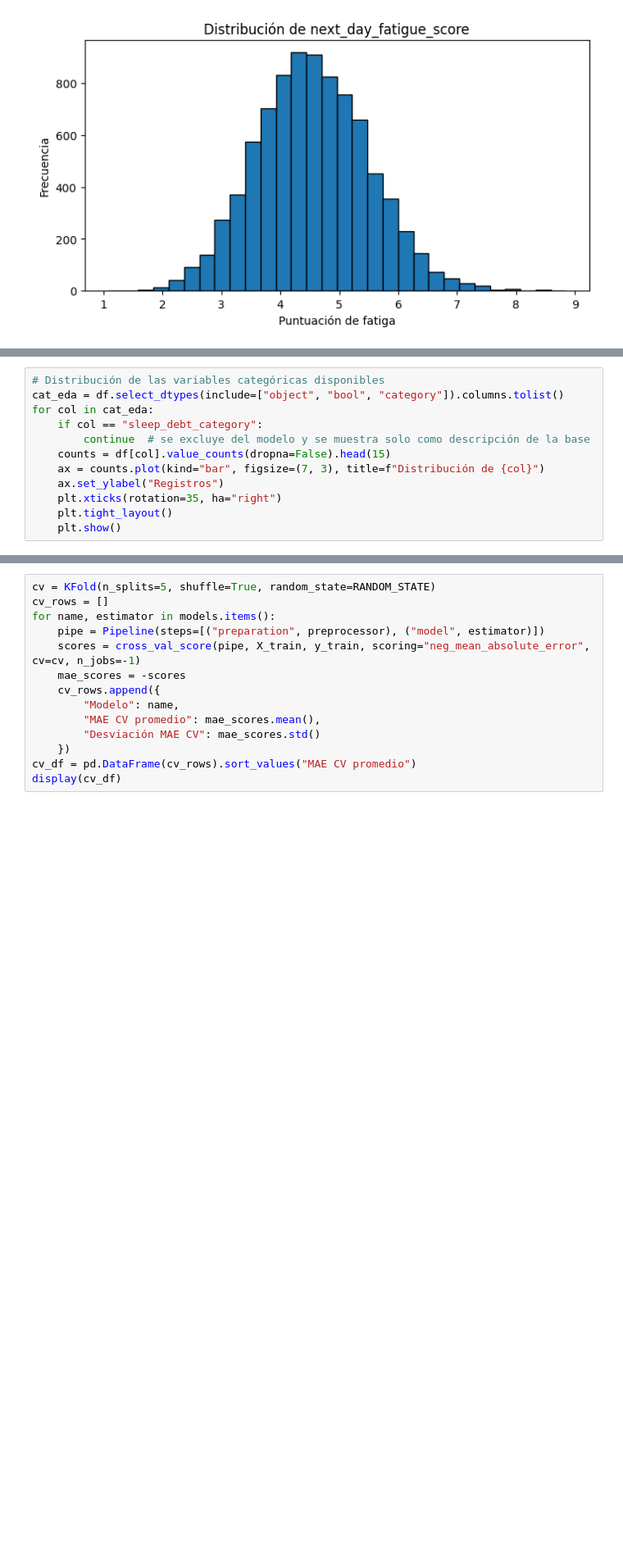
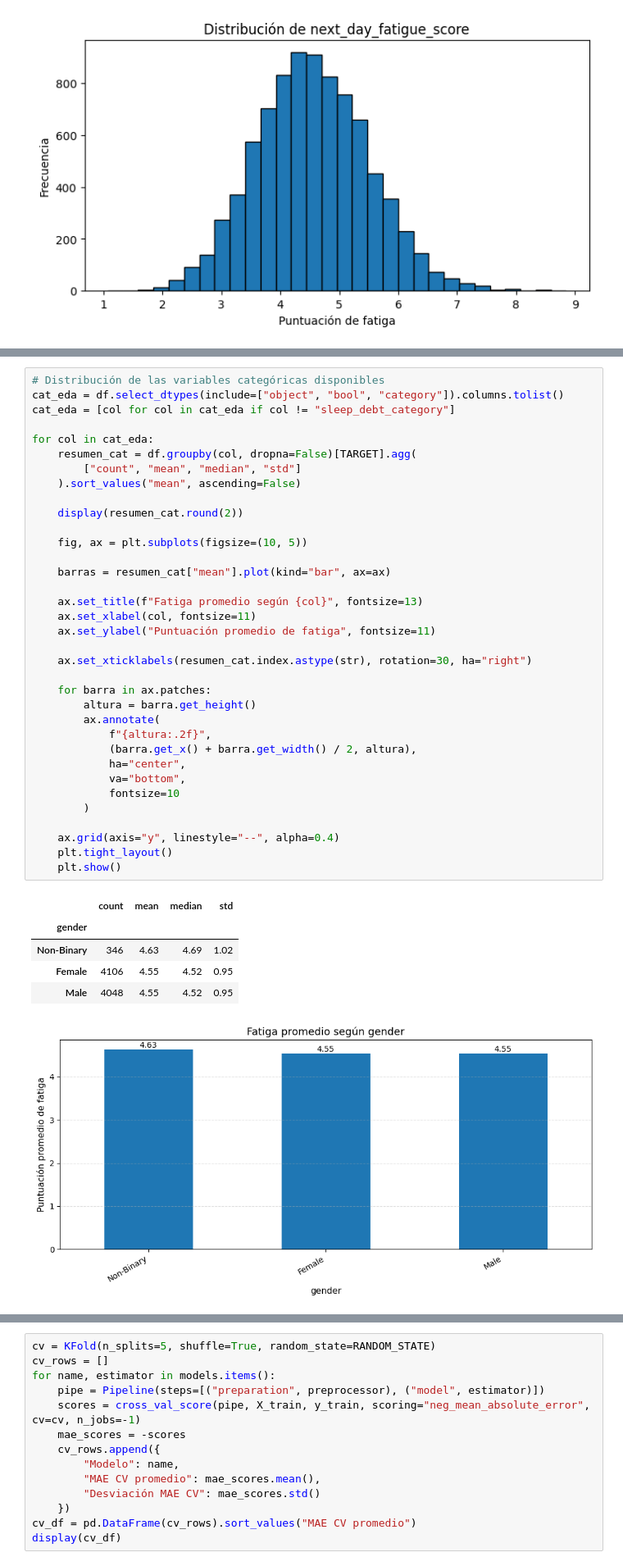
Before and after one commit to nashlypilar-collab/PROYECTO-ENTRE-GRUPAL-, a Jupyter notebook: Proyecto_1_Dataset_Sueno_Prediccion_Fatiga.ipynb, the cells around one changed output, grey strips where cells are left out. Shown at 82% size. Saved outputs shown, nothing was run; the diff lists cells and outputs as text; blank space fills up the shorter version.

```diff
--- a/Proyecto_1_Dataset_Sueno_Prediccion_Fatiga.ipynb
+++ b/Proyecto_1_Dataset_Sueno_Prediccion_Fatiga.ipynb
@@ -249,12 +315,0 @@ for col in top_corr:
-# %%
-# Distribución de las variables categóricas disponibles
-cat_eda = df.select_dtypes(include=["object", "bool", "category"]).columns.tolist()
-for col in cat_eda:
-    if col == "sleep_debt_category":
-        continue  # se excluye del modelo y se muestra solo como descripción de la base
-    counts = df[col].value_counts(dropna=False).head(15)
-    ax = counts.plot(kind="bar", figsize=(7, 3), title=f"Distribución de {col}")
-    ax.set_ylabel("Registros")
-    plt.xticks(rotation=35, ha="right")
-    plt.tight_layout()
-    plt.show()
@@ -270,0 +320,42 @@ Al ejecutar las celdas, registra en tu informe: (1) forma de la distribución de
+# %%
+# Distribución de las variables categóricas disponibles
+cat_eda = df.select_dtypes(include=["object", "bool", "category"]).columns.tolist()
+cat_eda = [col for col in cat_eda if col != "sleep_debt_category"]
+
+for col in cat_eda:
+    resumen_cat = df.groupby(col, dropna=False)[TARGET].agg(
+        ["count", "mean", "median", "std"]
+    ).sort_values("mean", ascending=False)
+
+    display(resumen_cat.round(2))
+
+    fig, ax = plt.subplots(figsize=(10, 5))
+
+    barras = resumen_cat["mean"].plot(kind="bar", ax=ax)
+
+    ax.set_title(f"Fatiga promedio según {col}", fontsize=13)
+    ax.set_xlabel(col, fontsize=11)
+    ax.set_ylabel("Puntuación promedio de fatiga", fontsize=11)
+
+    ax.set_xticklabels(resumen_cat.index.astype(str), rotation=30, ha="right")
+
+    for barra in ax.patches:
+        altura = barra.get_height()
+        ax.annotate(
+            f"{altura:.2f}",
+            (barra.get_x() + barra.get_width() / 2, altura),
+            ha="center",
+            va="bottom",
+            fontsize=10
+        )
+
+    ax.grid(axis="y", linestyle="--", alpha=0.4)
+    plt.tight_layout()
+    plt.show()
+# %% [output]
+|  | count | mean | median | std |
+| gender |  |  |  |  |
+| Non-Binary | 346 | 4.63 | 4.69 | 1.02 |
+| Female | 4106 | 4.55 | 4.52 | 0.95 |
+| Male | 4048 | 4.55 | 4.52 | 0.95 |
+[figure, added]
```
Also changed, not shown: parts of 46 cells of this notebook.
